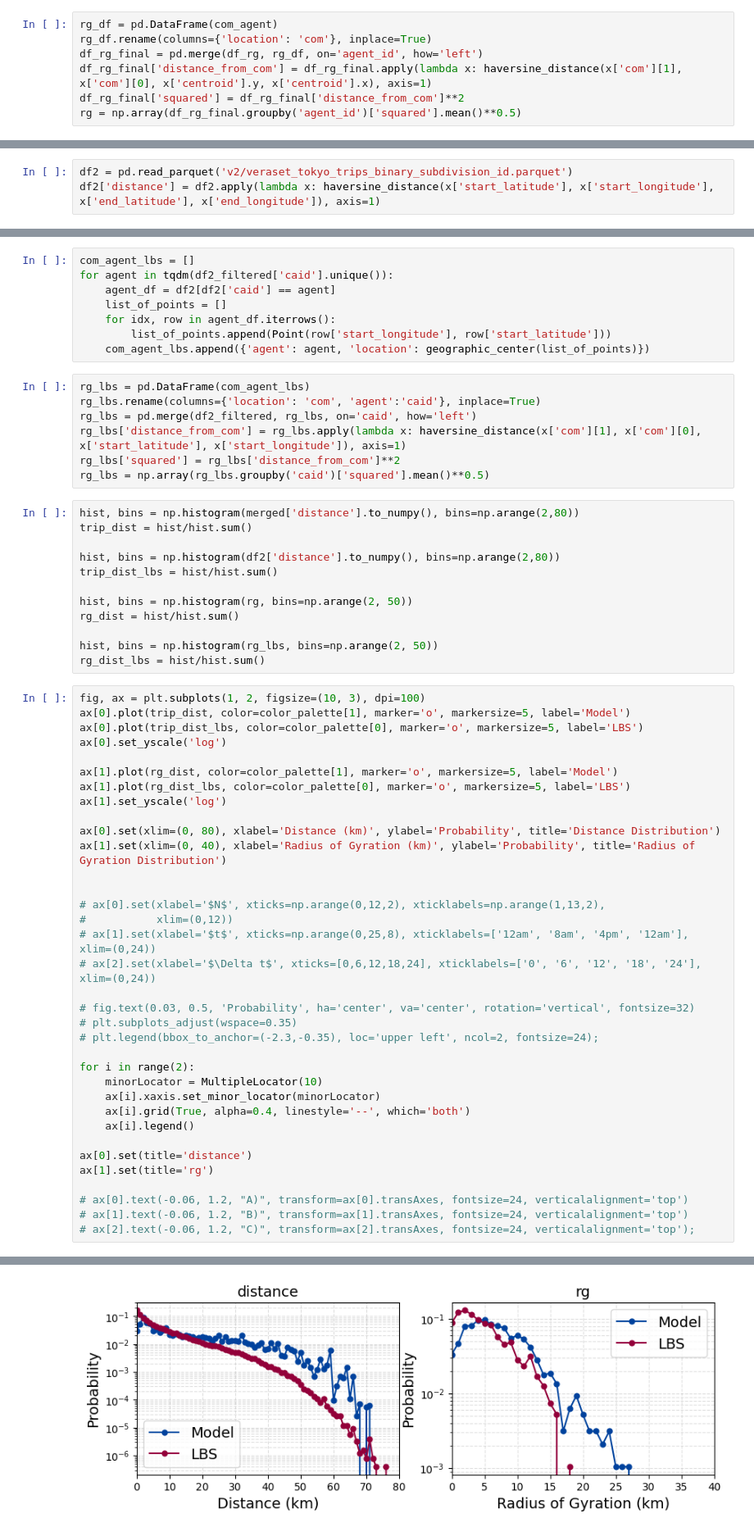
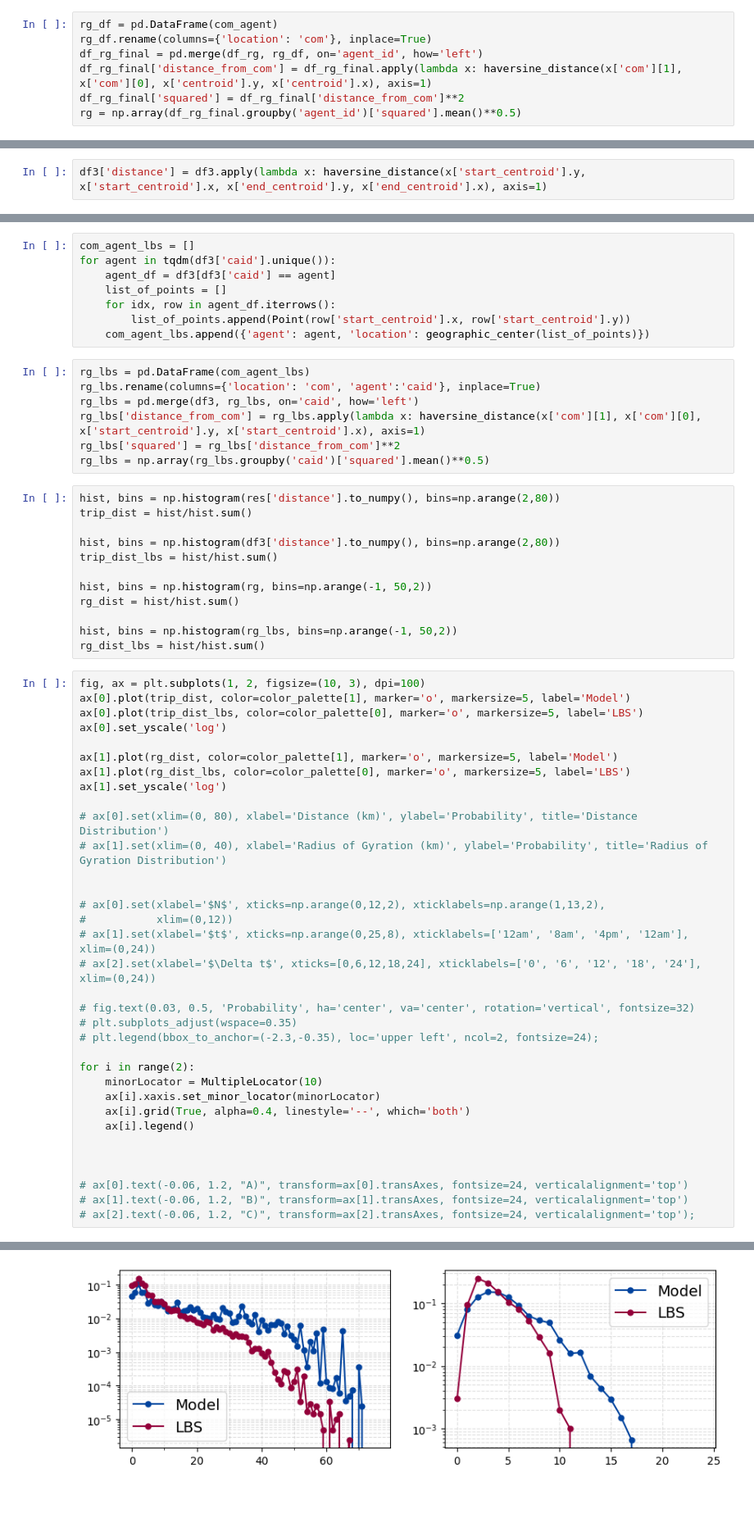
Before and after one commit to caoalbert/TAZ, a Jupyter notebook: model.ipynb, the cells around one changed output, grey strips where cells are left out. Shown: that part at 82% size. Drawn from its saved outputs; the diff is of its cells as text; blank space fills up the shorter version.

```diff
--- a/model.ipynb
+++ b/model.ipynb
@@ -458,3 +459,2 @@ rg = np.array(df_rg_final.groupby('agent_id')['squared'].mean()**0.5)
 # %%
-df2 = pd.read_parquet('v2/veraset_tokyo_trips_binary_subdivision_id.parquet')
-df2['distance'] = df2.apply(lambda x: haversine_distance(x['start_latitude'], x['start_longitude'], x['end_latitude'], x['end_longitude']), axis=1)
+df3['distance'] = df3.apply(lambda x: haversine_distance(x['start_centroid'].y, x['start_centroid'].x, x['end_centroid'].y, x['end_centroid'].x), axis=1)
@@ -465,29 +461,29 @@ df2_filtered = df2[df2['caid'].isin(selected_users)]
 # %%
 com_agent_lbs = []
-for agent in tqdm(df2_filtered['caid'].unique()):
-    agent_df = df2[df2['caid'] == agent]
+for agent in tqdm(df3['caid'].unique()):
+    agent_df = df3[df3['caid'] == agent]
     list_of_points = []
     for idx, row in agent_df.iterrows():
-        list_of_points.append(Point(row['start_longitude'], row['start_latitude']))
+        list_of_points.append(Point(row['start_centroid'].x, row['start_centroid'].y))
     com_agent_lbs.append({'agent': agent, 'location': geographic_center(list_of_points)})
 # %%
 rg_lbs = pd.DataFrame(com_agent_lbs)
 rg_lbs.rename(columns={'location': 'com', 'agent':'caid'}, inplace=True)
-rg_lbs = pd.merge(df2_filtered, rg_lbs, on='caid', how='left')
-rg_lbs['distance_from_com'] = rg_lbs.apply(lambda x: haversine_distance(x['com'][1], x['com'][0], x['start_latitude'], x['start_longitude']), axis=1)
+rg_lbs = pd.merge(df3, rg_lbs, on='caid', how='left')
+rg_lbs['distance_from_com'] = rg_lbs.apply(lambda x: haversine_distance(x['com'][1], x['com'][0], x['start_centroid'].y, x['start_centroid'].x), axis=1)
 rg_lbs['squared'] = rg_lbs['distance_from_com']**2
 rg_lbs = np.array(rg_lbs.groupby('caid')['squared'].mean()**0.5)
 # %%
-hist, bins = np.histogram(merged['distance'].to_numpy(), bins=np.arange(2,80))
+hist, bins = np.histogram(res['distance'].to_numpy(), bins=np.arange(2,80))
 trip_dist = hist/hist.sum()
 
-hist, bins = np.histogram(df2['distance'].to_numpy(), bins=np.arange(2,80))
+hist, bins = np.histogram(df3['distance'].to_numpy(), bins=np.arange(2,80))
 trip_dist_lbs = hist/hist.sum()
 
-hist, bins = np.histogram(rg, bins=np.arange(2, 50))
+hist, bins = np.histogram(rg, bins=np.arange(-1, 50,2))
 rg_dist = hist/hist.sum()
 
-hist, bins = np.histogram(rg_lbs, bins=np.arange(2, 50))
+hist, bins = np.histogram(rg_lbs, bins=np.arange(-1, 50,2))
 rg_dist_lbs = hist/hist.sum()
 # %%
 fig, ax = plt.subplots(1, 2, figsize=(10, 3), dpi=100)
@@ -499,8 +495,8 @@ ax[1].plot(rg_dist, color=color_palette[1], marker='o', markersize=5, label='Mod
 ax[1].plot(rg_dist_lbs, color=color_palette[0], marker='o', markersize=5, label='LBS')
 ax[1].set_yscale('log')
 
-ax[0].set(xlim=(0, 80), xlabel='Distance (km)', ylabel='Probability', title='Distance Distribution')
-ax[1].set(xlim=(0, 40), xlabel='Radius of Gyration (km)', ylabel='Probability', title='Radius of Gyration Distribution')
+# ax[0].set(xlim=(0, 80), xlabel='Distance (km)', ylabel='Probability', title='Distance Distribution')
+# ax[1].set(xlim=(0, 40), xlabel='Radius of Gyration (km)', ylabel='Probability', title='Radius of Gyration Distribution')
 
 
 # ax[0].set(xlabel='$N$', xticks=np.arange(0,12,2), xticklabels=np.arange(1,13,2),
@@ -518,8 +514,7 @@ for i in range(2):
     ax[i].grid(True, alpha=0.4, linestyle='--', which='both')
     ax[i].legend()
 
-ax[0].set(title='distance')
-ax[1].set(title='rg')
+
 
 # ax[0].text(-0.06, 1.2, "A)", transform=ax[0].transAxes, fontsize=24, verticalalignment='top')
 # ax[1].text(-0.06, 1.2, "B)", transform=ax[1].transAxes, fontsize=24, verticalalignment='top')
@@ -529 +523 @@ ax[1].set(title='rg')
-[figure, old version]
+[figure, new version]
```
Also changed, not shown: parts of 37 cells of this notebook, 4 other files.
